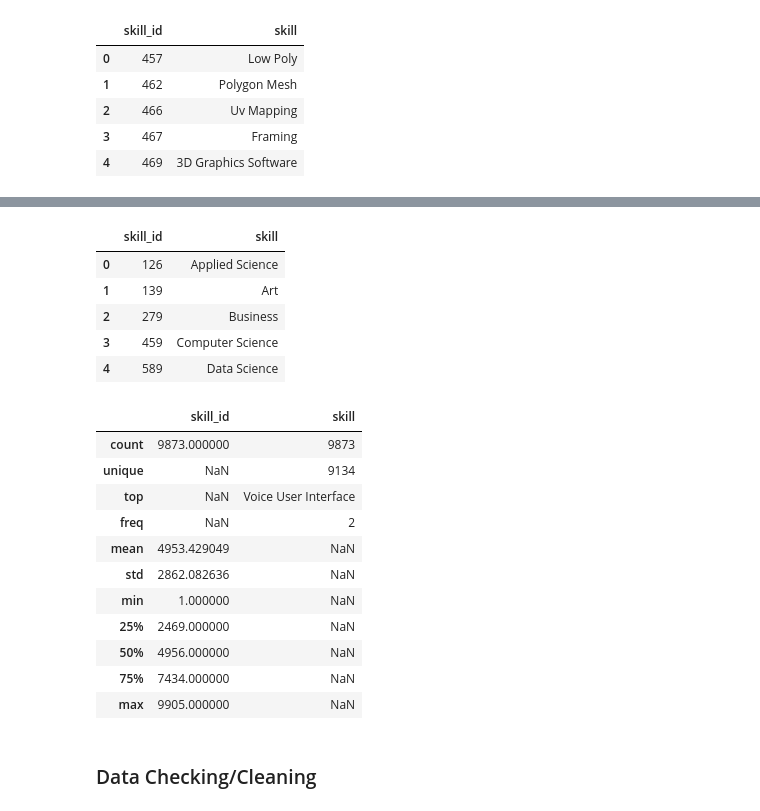
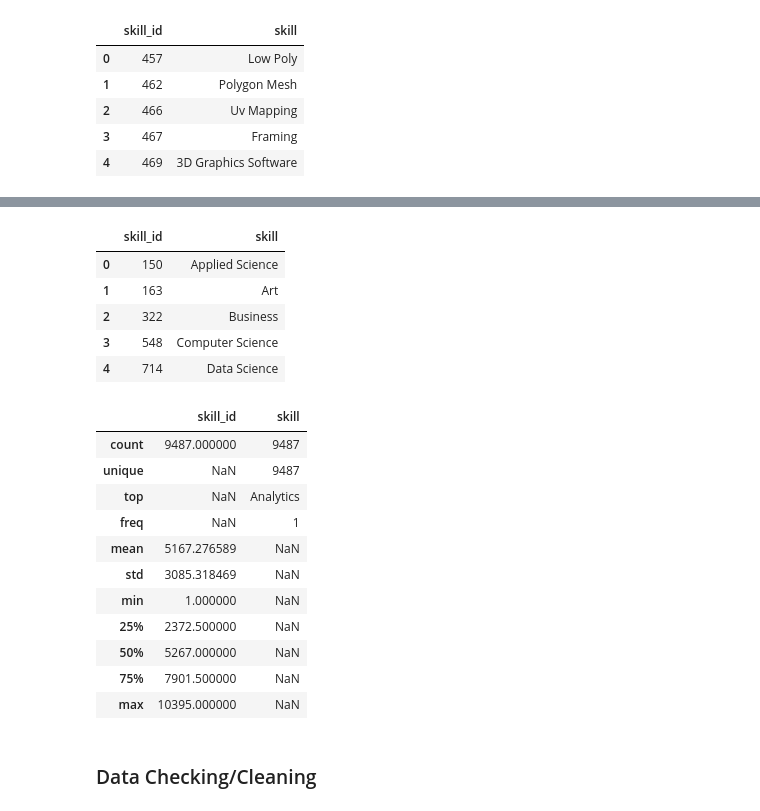
Before and after one commit to binxuankong/skills-ontology-project, a Jupyter notebook: Skills To DB Format (All).ipynb, the cells around one changed output, grey strips where cells are left out. Saved outputs shown, nothing was run; the diff lists cells and outputs as text; code cells hidden in the pictures.

```diff
--- a/Skills To DB Format (All).ipynb
+++ b/Skills To DB Format (All).ipynb
@@ -151,32 +151,32 @@ df_others.head()
 # %%
 # Combine
 df_all = df_skills.append(df_others)
-df_all = df_all.drop_duplicates()
+df_all = df_all.drop_duplicates(subset=['skill'])
 df_all = df_all.reset_index(drop=True)
 df_all = df_all[['skill_id', 'skill']]
 df_all.head()
 # %% [output]
 |  | skill_id | skill |
-| 0 | 126 | Applied Science |
-| 1 | 139 | Art |
-| 2 | 279 | Business |
-| 3 | 459 | Computer Science |
-| 4 | 589 | Data Science |
+| 0 | 150 | Applied Science |
+| 1 | 163 | Art |
+| 2 | 322 | Business |
+| 3 | 548 | Computer Science |
+| 4 | 714 | Data Science |
 # %%
 df_all.describe(include='all')
 # %% [output]
 |  | skill_id | skill |
-| count | 9873.000000 | 9873 |
-| unique | NaN | 9134 |
-| top | NaN | Voice User Interface |
-| freq | NaN | 2 |
-| mean | 4953.429049 | NaN |
-| std | 2862.082636 | NaN |
+| count | 9487.000000 | 9487 |
+| unique | NaN | 9487 |
+| top | NaN | Analytics |
+| freq | NaN | 1 |
+| mean | 5167.276589 | NaN |
+| std | 3085.318469 | NaN |
 | min | 1.000000 | NaN |
-| 25% | 2469.000000 | NaN |
-| 50% | 4956.000000 | NaN |
-| 75% | 7434.000000 | NaN |
-| max | 9905.000000 | NaN |
+| 25% | 2372.500000 | NaN |
+| 50% | 5267.000000 | NaN |
+| 75% | 7901.500000 | NaN |
+| max | 10395.000000 | NaN |
 # %% [markdown]
 ### Data Checking/Cleaning
 # %%
```
Also changed, not shown: parts of 13 cells of this notebook, 7 other files.
